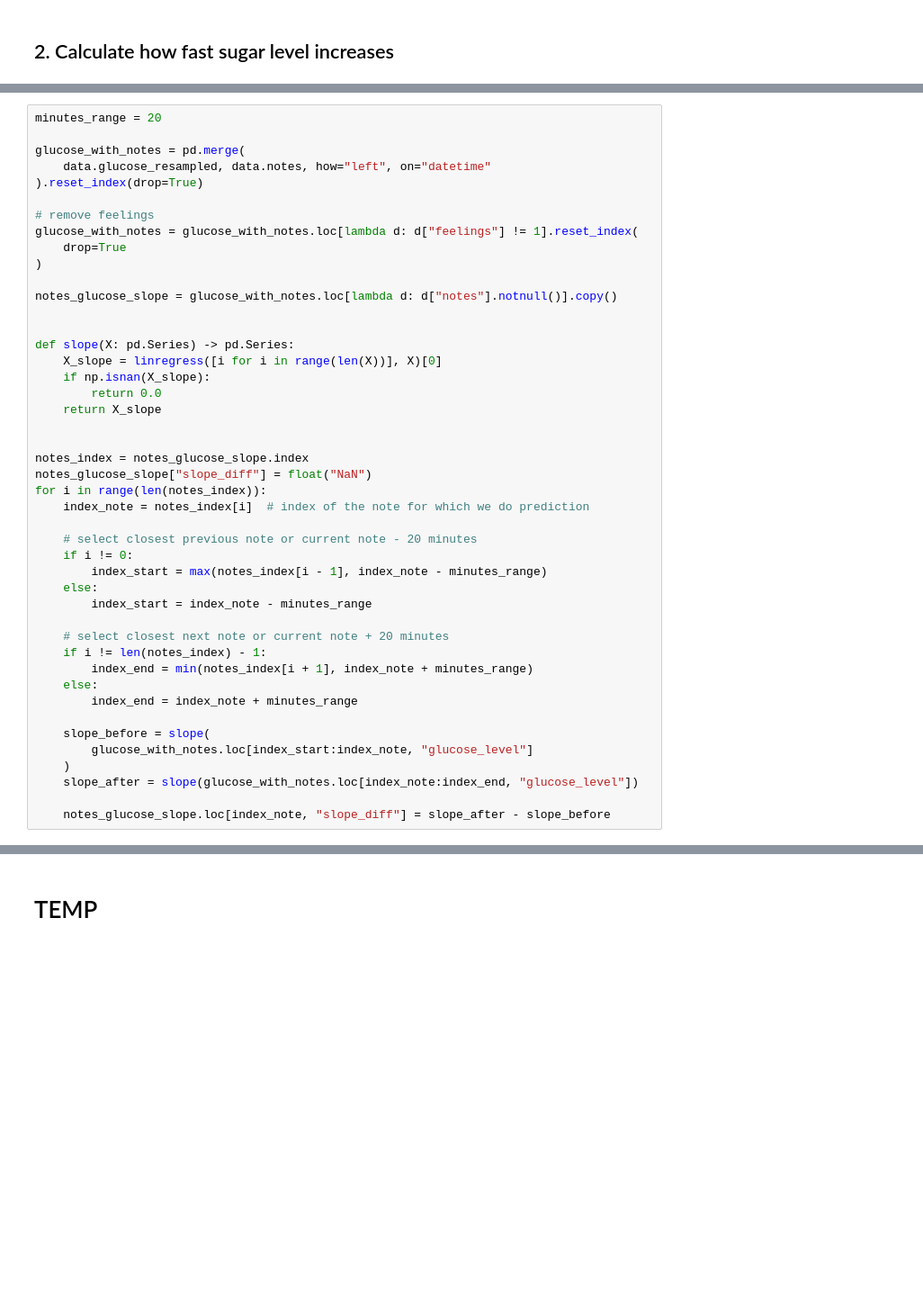
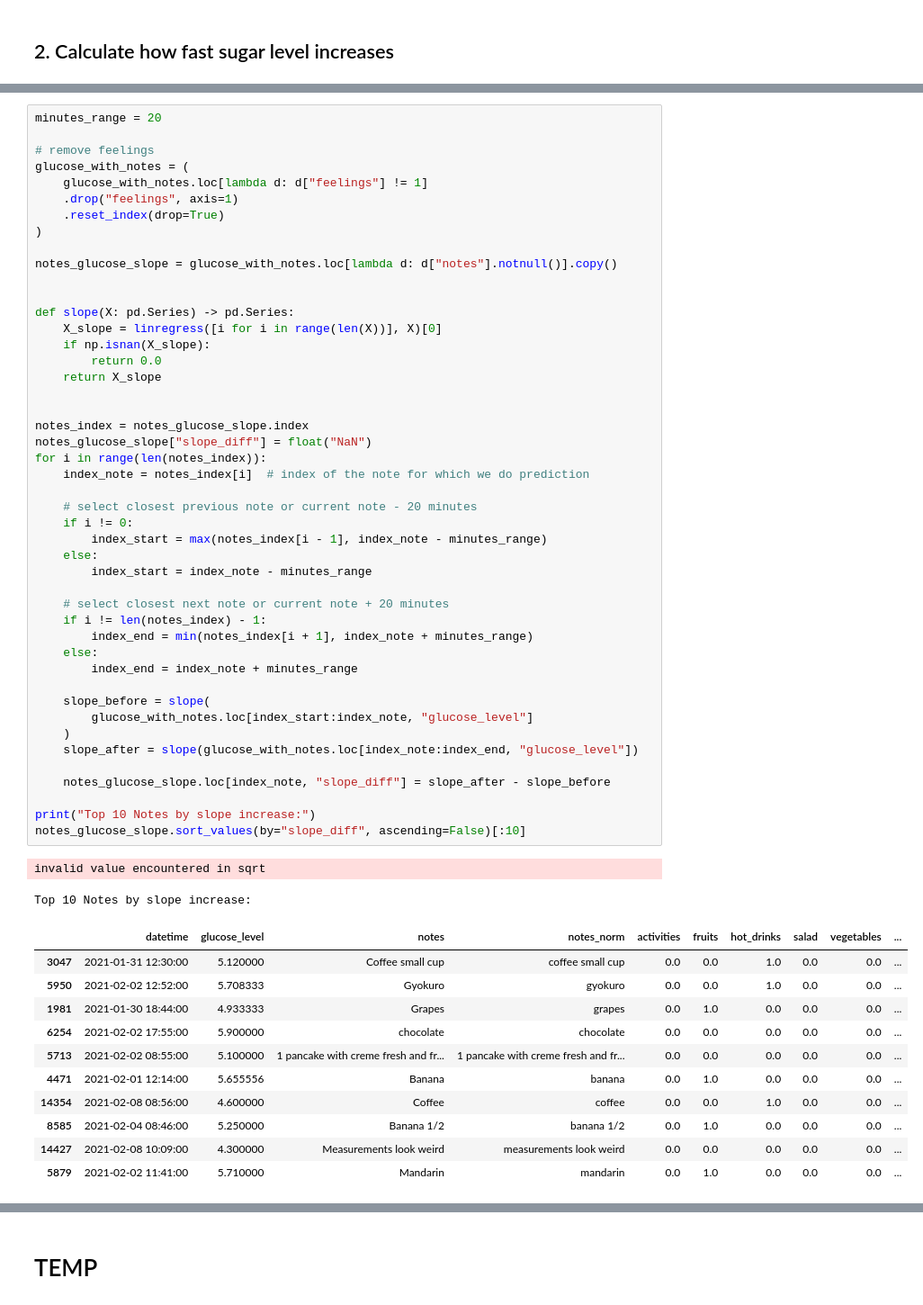
Before and after one commit to artamarkin/sugar-level, a Jupyter notebook: [1]-EDA.ipynb, the cells around one changed output, grey strips where cells are left out. Shown: that part at 90% size. Drawn from its saved outputs; the diff is of its cells as text; blank space fills up the shorter version.

```diff
--- a/[1]-EDA.ipynb
+++ b/[1]-EDA.ipynb
@@ -217,13 +233,11 @@ Check how fast sugar level increase within 120 minutes up to 8
 # %%
 minutes_range = 20
 
-glucose_with_notes = pd.merge(
-    data.glucose_resampled, data.notes, how="left", on="datetime"
-).reset_index(drop=True)
-
 # remove feelings
-glucose_with_notes = glucose_with_notes.loc[lambda d: d["feelings"] != 1].reset_index(
-    drop=True
+glucose_with_notes = (
+    glucose_with_notes.loc[lambda d: d["feelings"] != 1]
+    .drop("feelings", axis=1)
+    .reset_index(drop=True)
 )
 
 notes_glucose_slope = glucose_with_notes.loc[lambda d: d["notes"].notnull()].copy()
@@ -232,30 +246,47 @@ notes_glucose_slope = glucose_with_notes.loc[lambda d: d["notes"].notnull()].cop
 def slope(X: pd.Series) -> pd.Series:
     X_slope = linregress([i for i in range(len(X))], X)[0]
     if np.isnan(X_slope):
         return 0.0
     return X_slope
 
 
 notes_index = notes_glucose_slope.index
 notes_glucose_slope["slope_diff"] = float("NaN")
 for i in range(len(notes_index)):
     index_note = notes_index[i]  # index of the note for which we do prediction
 
     # select closest previous note or current note - 20 minutes
     if i != 0:
         index_start = max(notes_index[i - 1], index_note - minutes_range)
     else:
         index_start = index_note - minutes_range
 
     # select closest next note or current note + 20 minutes
     if i != len(notes_index) - 1:
         index_end = min(notes_index[i + 1], index_note + minutes_range)
     else:
         index_end = index_note + minutes_range
 
     slope_before = slope(
         glucose_with_notes.loc[index_start:index_note, "glucose_level"]
     )
     slope_after = slope(glucose_with_notes.loc[index_note:index_end, "glucose_level"])
 
     notes_glucose_slope.loc[index_note, "slope_diff"] = slope_after - slope_before
+
+print("Top 10 Notes by slope increase:")
+notes_glucose_slope.sort_values(by="slope_diff", ascending=False)[:10]
+# %% [output]
+invalid value encountered in sqrt
+Top 10 Notes by slope increase:
+|  | datetime | glucose_level | notes | notes_norm | activities | fruits | hot_drinks | salad | vegetables | ... |
+| 3047 | 2021-01-31 12:30:00 | 5.120000 | Coffee small cup | coffee small cup | 0.0 | 0.0 | 1.0 | 0.0 | 0.0 | ... |
+| 5950 | 2021-02-02 12:52:00 | 5.708333 | Gyokuro | gyokuro | 0.0 | 0.0 | 1.0 | 0.0 | 0.0 | ... |
+| 1981 | 2021-01-30 18:44:00 | 4.933333 | Grapes | grapes | 0.0 | 1.0 | 0.0 | 0.0 | 0.0 | ... |
+| 6254 | 2021-02-02 17:55:00 | 5.900000 | chocolate | chocolate | 0.0 | 0.0 | 0.0 | 0.0 | 0.0 | ... |
+| 5713 | 2021-02-02 08:55:00 | 5.100000 | 1 pancake with creme fresh and fr... | 1 pancake with creme fresh and fr... | 0.0 | 0.0 | 0.0 | 0.0 | 0.0 | ... |
+| 4471 | 2021-02-01 12:14:00 | 5.655556 | Banana | banana | 0.0 | 1.0 | 0.0 | 0.0 | 0.0 | ... |
+| 14354 | 2021-02-08 08:56:00 | 4.600000 | Coffee | coffee | 0.0 | 0.0 | 1.0 | 0.0 | 0.0 | ... |
+| 8585 | 2021-02-04 08:46:00 | 5.250000 | Banana 1/2 | banana 1/2 | 0.0 | 1.0 | 0.0 | 0.0 | 0.0 | ... |
+| 14427 | 2021-02-08 10:09:00 | 4.300000 | Measurements look weird | measurements look weird | 0.0 | 0.0 | 0.0 | 0.0 | 0.0 | ... |
+| 5879 | 2021-02-02 11:41:00 | 5.710000 | Mandarin | mandarin | 0.0 | 1.0 | 0.0 | 0.0 | 0.0 | ... |
```
Also changed, not shown: parts of 16 cells of this notebook, 4 other files.
